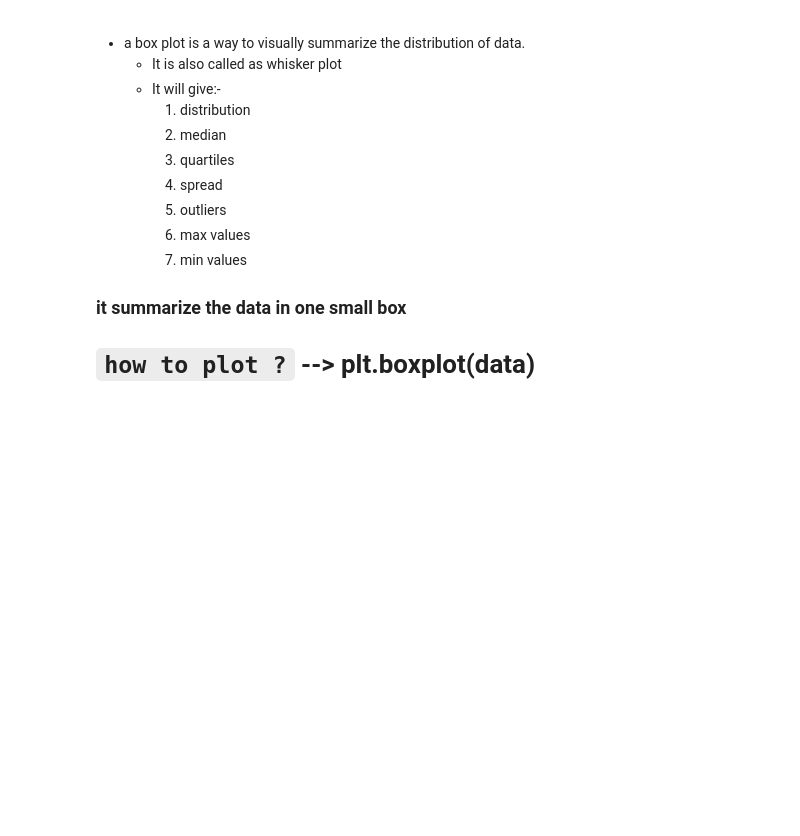
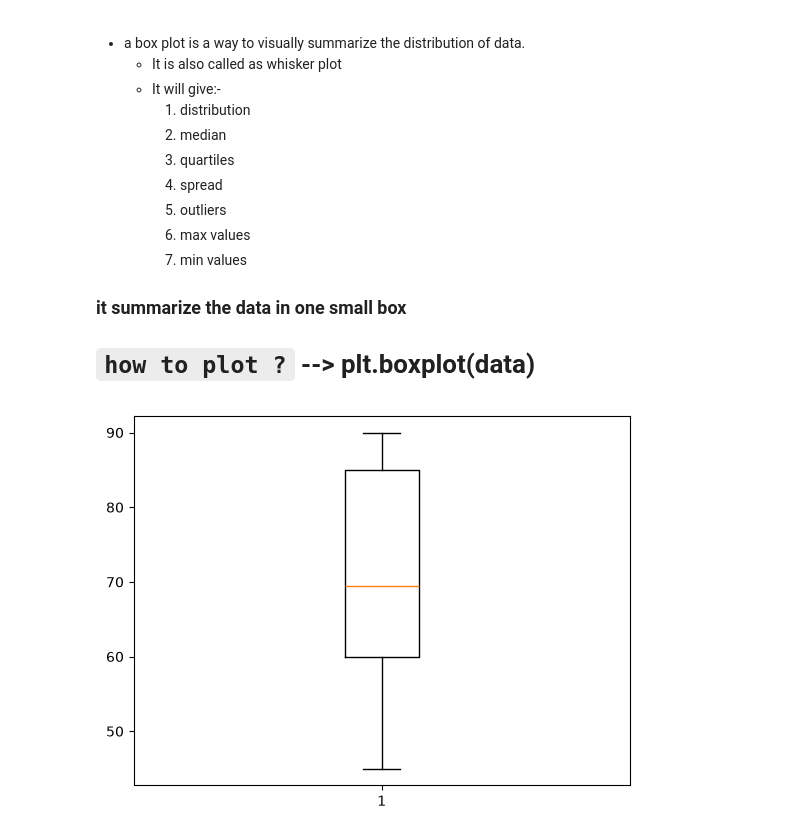
Before and after one commit to AmitKumarPrasad1846/Complete_AI_ML_challenge, a Jupyter notebook: 04_visualisation/visualisation_day_2.ipynb, the cells around one changed output. Saved outputs shown, nothing was run; the diff lists cells and outputs as text; code cells hidden in the pictures; blank space fills up the shorter version.

Commit message:
update 3 on visualisation_day_2

```diff
--- a/04_visualisation/visualisation_day_2.ipynb
+++ b/04_visualisation/visualisation_day_2.ipynb
@@ -245,3 +245,9 @@ plt.show()
 ### it summarize the data in one small box
 
 # `how to plot ?` --> **plt.boxplot(data)**
+# %%
+data=[45,67,89,55,76,88,90,66,58,72]
+plt.boxplot(data)
+plt.show()
+# %% [output]
+[figure, added]
```
Also changed, not shown: parts of 1 cell of this notebook.
